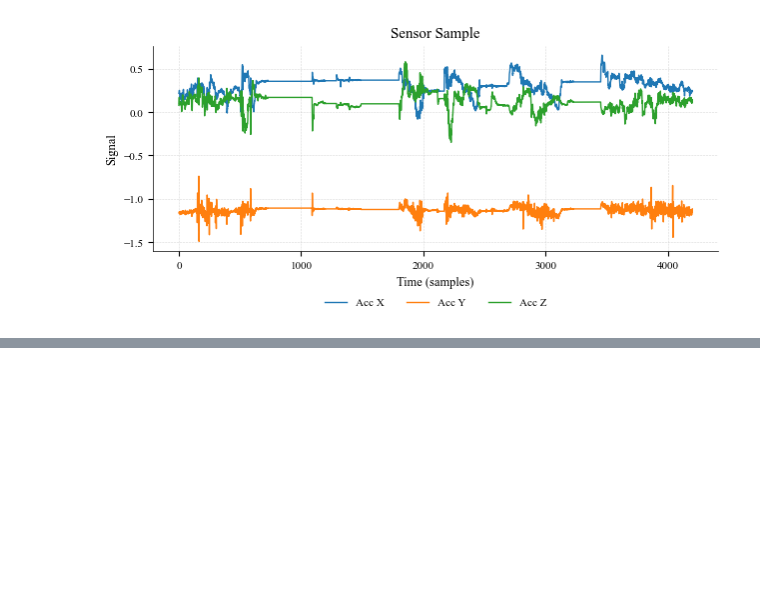
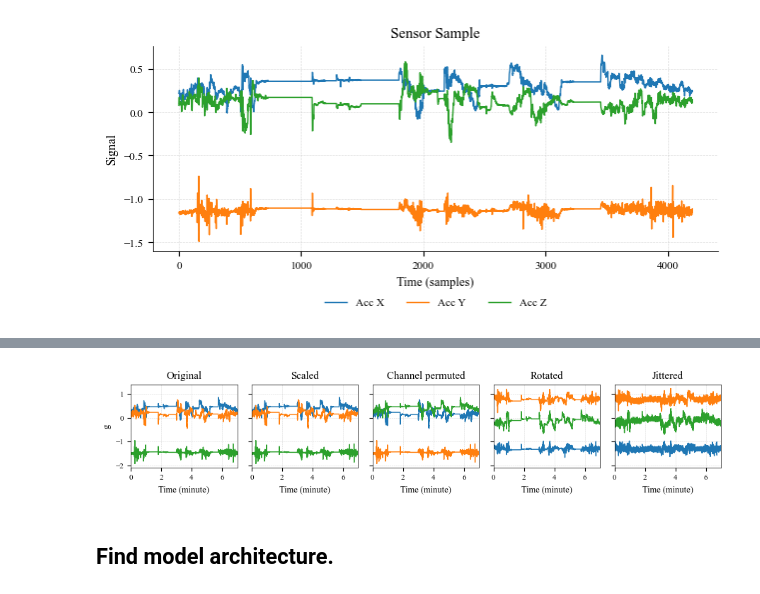
Before and after one commit to yuc0805/DeepPostures_MAE, a Jupyter notebook: MoCA/submit_figure.ipynb, the cells around one changed output, grey strips where cells are left out. Saved outputs shown, nothing was run; the diff lists cells and outputs as text; code cells hidden in the pictures; blank space fills up the shorter version.

Commit message:
data aug

```diff
--- a/MoCA/submit_figure.ipynb
+++ b/MoCA/submit_figure.ipynb
@@ -901,9 +841,3 @@ plt.show()
 # %% [output]
 (4200, 3)
 [figure]
-# %%
-# jittering:
-from util.datasets import jittering
-jitter_sample = jittering(sample)
-fig, ax = plot_nature_style(jitter_sample)
-plt.show()
@@ -912,4 +843,0 @@ plt.show()
-# %%
-from util.datasets import scaling
-scaling_sample = scaling(sample)
-fig, ax = plot_nature_style(scaling_sample)
@@ -918,4 +843,0 @@ fig, ax = plot_nature_style(scaling_sample)
-# %%
-from util.datasets import channel_permute
-permute_sample = channel_permute(sample)
-fig, ax = plot_nature_style(permute_sample)
@@ -924,4 +843,0 @@ fig, ax = plot_nature_style(permute_sample)
-# %%
-from util.datasets import rotation_axis
-rotate_sample = rotation_axis(sample)
-fig, ax = plot_nature_style(rotate_sample)
@@ -999,0 +847,54 @@ plt.show()
+# %%
+import numpy as np
+import matplotlib.pyplot as plt
+from util.datasets import scaling, jittering, channel_permute, rotation_axis
+
+# Assume sample shape is (T, C), e.g. (time, channels)
+# Apply transformations step by step
+scaling_sample = scaling(sample)
+channel_permute_sample = channel_permute(scaling_sample)
+rotation_axis_sample = rotation_axis(channel_permute_sample)
+final_sample = jittering(rotation_axis_sample)  # jitter again for easy visual
+
+# Collect samples and titles
+samples = [sample, scaling_sample, channel_permute_sample, rotation_axis_sample, final_sample]
+titles = ["Original", "Scaled", "Channel permuted", "Rotated", "Jittered"]
+
+# --- Nature / medical journal style ---
+plt.rcParams.update({
+    "font.family": "serif",
+    "font.serif": ["Times New Roman", "STIX Two Text", "Times"],
+    "font.size": 9,
+    "axes.labelsize": 9,
+    "legend.fontsize": 8,
+    "xtick.labelsize": 8,
+    "ytick.labelsize": 8,
+    "axes.linewidth": 0.5,
+    "lines.linewidth": 1.0,
+    "legend.frameon": False
+})
+
+# Create 5 subplots
+fig, axes = plt.subplots(1, 5, figsize=(9.0, 2.0), sharey=True)
+
+# Convert to minutes (10 Hz -> 600 samples per minute)
+time = np.arange(sample.shape[0]) / 600.0
+colors = ["tab:blue", "tab:green", "tab:orange"]
+
+for ax, data, title in zip(axes, samples, titles):
+    for i in range(data.shape[1]):
+        ax.plot(time, data[:, i], color=colors[i])
+    ax.set_title(title, pad=6)
+    ax.set_xlabel("Time (minute)")
+    ax.set_xlim(0, 7)  # enforce 7 minutes
+    ax.grid(axis='both', linestyle='--', linewidth=0.4, alpha=0.5)
+
+axes[0].set_ylabel("g")  # only left plot has y-label
+
+plt.tight_layout()
+plt.savefig("augment_steps.pdf", format="pdf", dpi=600, bbox_inches="tight")
+plt.show()
+# %% [output]
+[figure, added]
+# %% [markdown]
+## Find model architecture.
```
Also changed, not shown: parts of 12 cells of this notebook.
